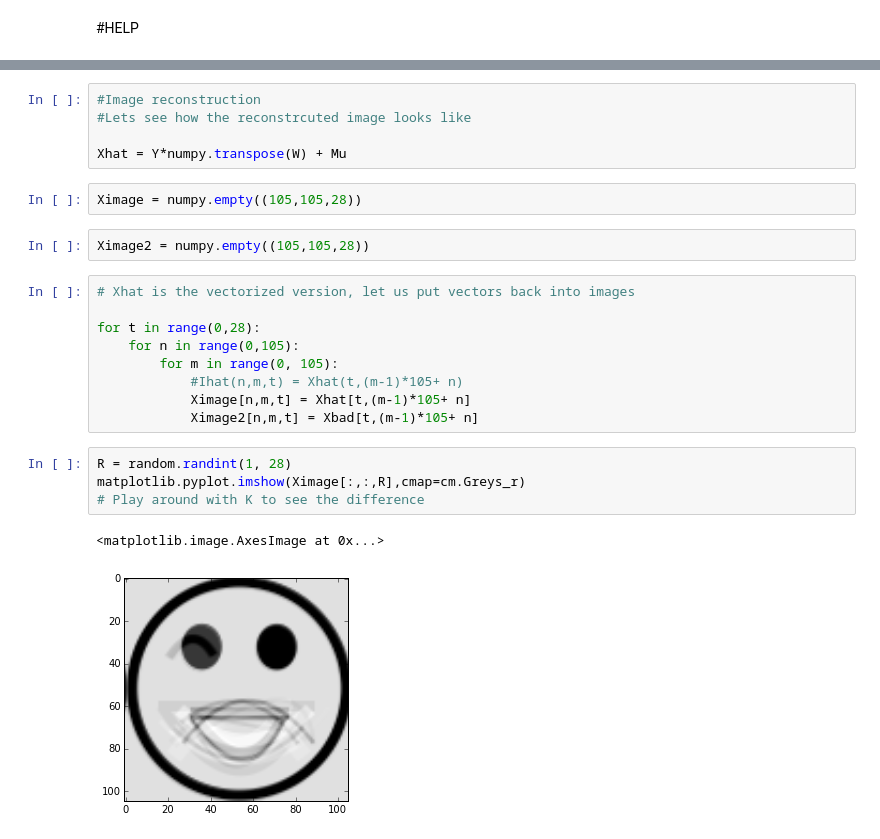
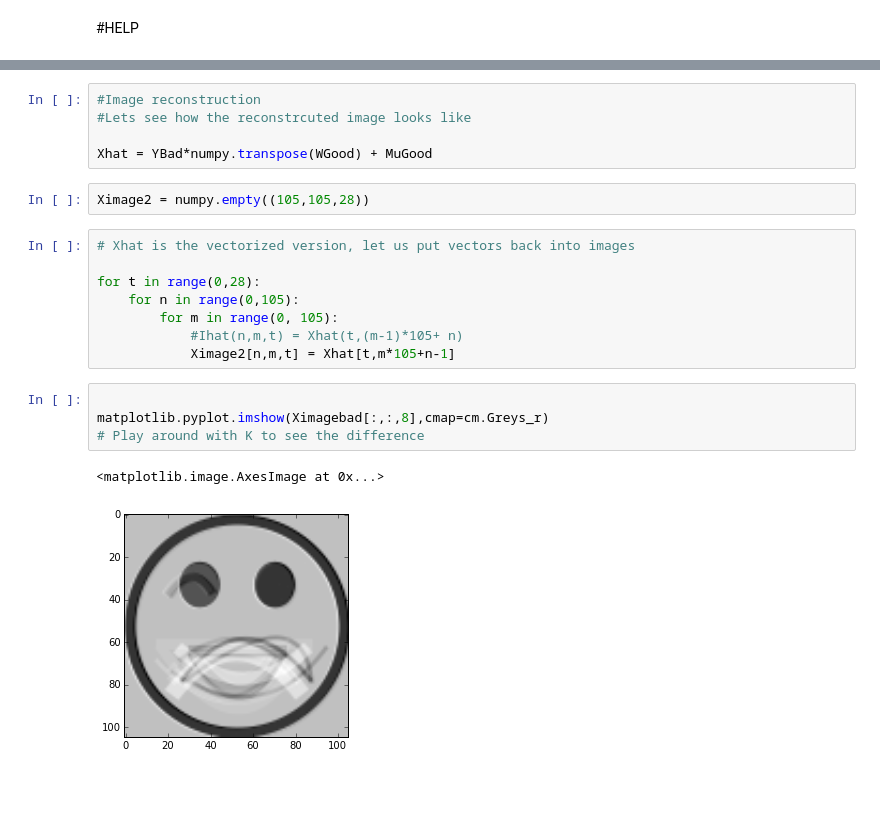
Before and after one commit to pujaarajan/CS4786, a Jupyter notebook: a1/Problem1c.ipynb, the cells around one changed output, grey strips where cells are left out. Saved outputs shown, nothing was run; the diff lists cells and outputs as text; blank space fills up the shorter version.

```diff
--- a/a1/Problem1c.ipynb
+++ b/a1/Problem1c.ipynb
@@ -60,9 +70,7 @@ matplotlib.pyplot.scatter(Y[:,0], Y[:,1])
 #Image reconstruction
 #Lets see how the reconstrcuted image looks like
 
-Xhat = Y*numpy.transpose(W) + Mu
+Xhat = YBad*numpy.transpose(WGood) + MuGood
-# %%
-Ximage = numpy.empty((105,105,28))
 # %%
 Ximage2 = numpy.empty((105,105,28))
 # %%
@@ -72,12 +80,11 @@ for t in range(0,28):
     for n in range(0,105):
         for m in range(0, 105):
             #Ihat(n,m,t) = Xhat(t,(m-1)*105+ n)
-            Ximage[n,m,t] = Xhat[t,(m-1)*105+ n]
-            Ximage2[n,m,t] = Xbad[t,(m-1)*105+ n]
+            Ximage2[n,m,t] = Xhat[t,m*105+n-1]
 # %%
-R = random.randint(1, 28)
-matplotlib.pyplot.imshow(Ximage[:,:,R],cmap=cm.Greys_r)
+
+matplotlib.pyplot.imshow(Ximagebad[:,:,8],cmap=cm.Greys_r)
 # Play around with K to see the difference
 # %% [output]
 <matplotlib.image.AxesImage at 0x...>
-[figure, old version]
+[figure, new version]
```
Also changed, not shown: parts of 18 cells of this notebook.
